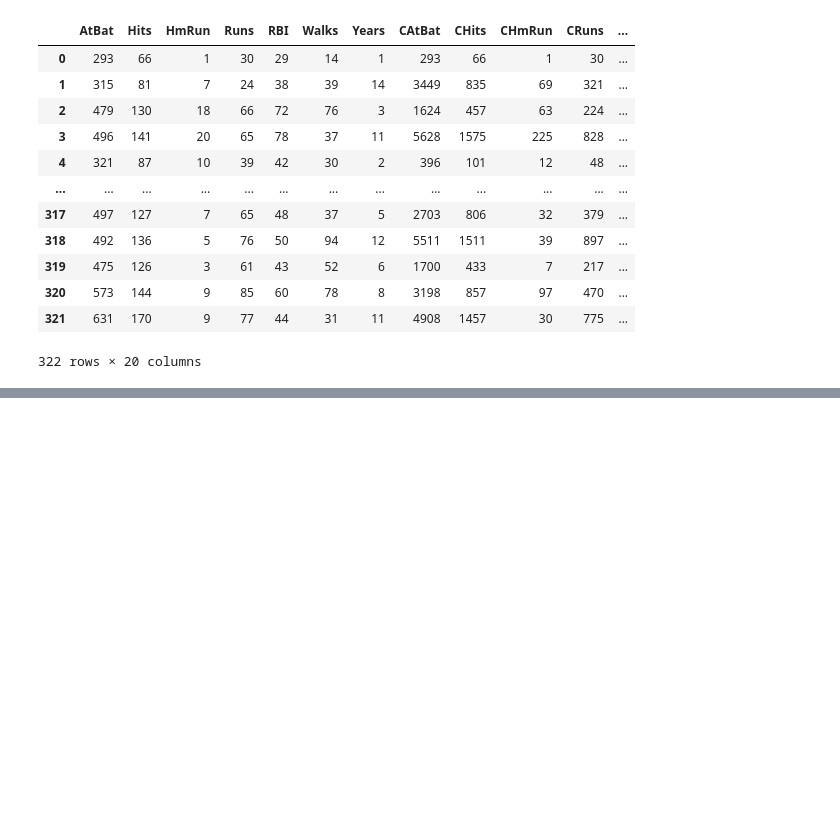
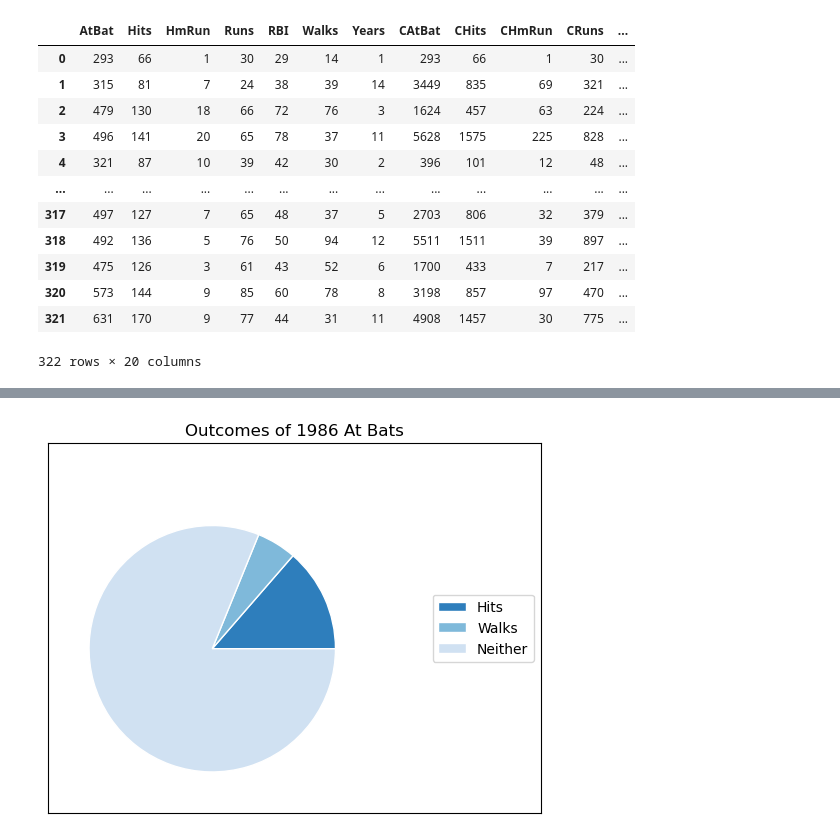
Before and after one commit to katesnow1/code_2600, a Jupyter notebook: homework1.ipynb, the cells around one changed output, grey strips where cells are left out. Saved outputs shown, nothing was run; the diff lists cells and outputs as text; code cells hidden in the pictures; blank space fills up the shorter version.

```diff
--- a/homework1.ipynb
+++ b/homework1.ipynb
@@ -70,0 +103,34 @@ Hitters
+# %%
+#d
+totalAtBats = Hitters["AtBat"].sum()
+totalHits = Hitters["Hits"].sum()
+totalWalks = Hitters["Walks"].sum()
+totalNeither = totalAtBats - totalHits - totalWalks
+results = ["Hits", "Walks", "Neither"]
+percentHits = totalHits/totalAtBats * 100
+percentWalks = totalWalks/totalAtBats * 100
+percentNeither = totalAtBats/totalNeither * 100
+percents = [percentHits, percentWalks, percentNeither]
+# Define a range of colors
+colors = plt.get_cmap('Blues')(np.linspace(0.7, 0.2, len(percents)))
+
+# Create a figure and axes
+fig, ax = plt.subplots()
+
+# Create the pie chart
+ax.pie(percents, colors=colors, radius=3, center=(4, 4),
+       wedgeprops={"linewidth": 1, "edgecolor": "white"}, frame=True)
+
+# Include a legend
+ax.legend(results, loc="right")
+
+# Adjust the axes
+ax.set(xlim=(0, 12), xticks=np.arange(1, 8),
+       ylim=(0, 9), yticks=np.arange(1, 8))
+ax.tick_params(left = False, labelleft = False,
+               bottom = False, labelbottom = False)
+ax.set(title="Outcomes of 1986 At Bats")
+
+plt.show()
+# %% [output]
+[figure, added]
```
Also changed, not shown: parts of 3 cells of this notebook.
